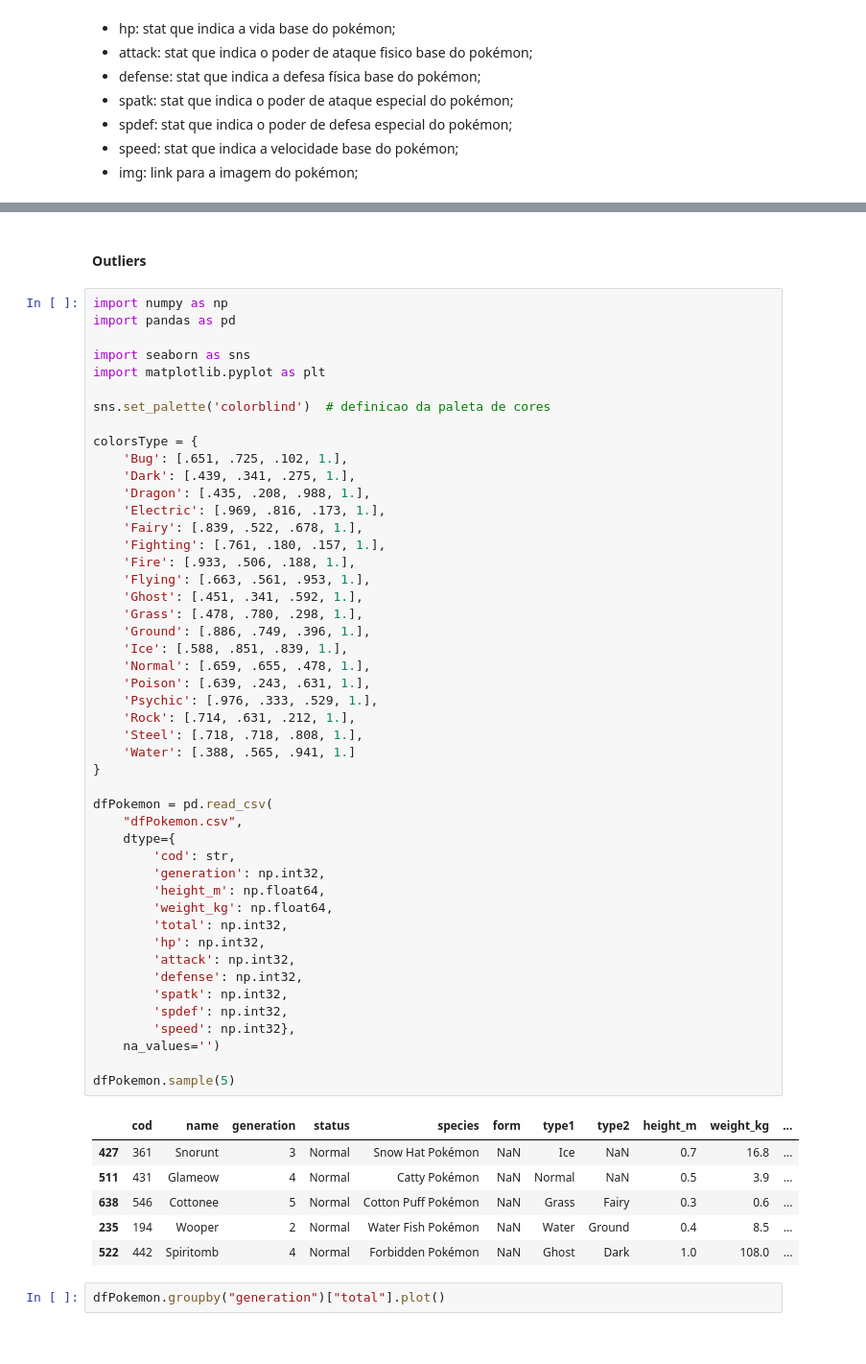
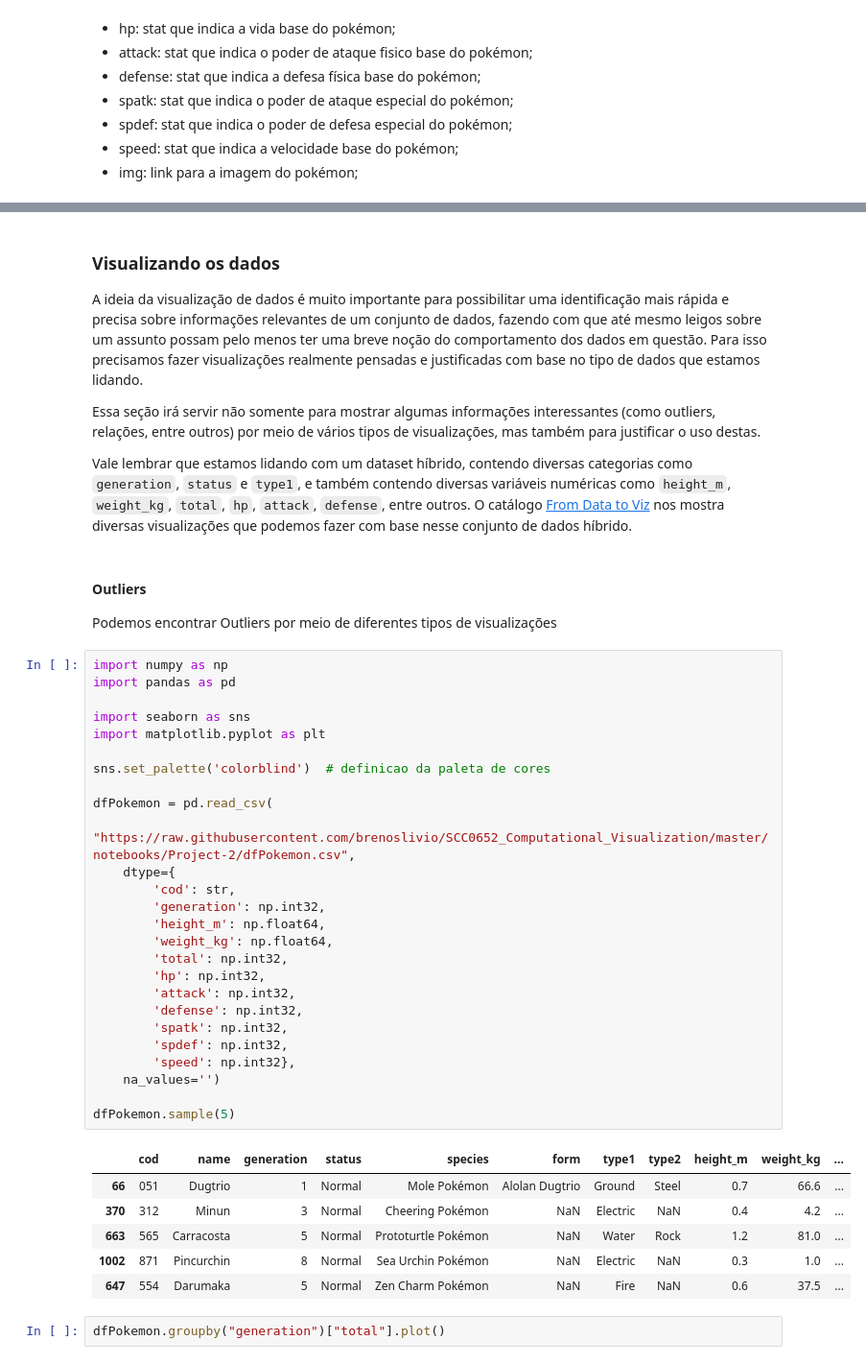
Before and after one commit to BrenoUSP/SCC0652_Computational_Visualization, a Jupyter notebook: notebooks/Project-2/Projeto_2_Visualizacao_de_dados.ipynb, the cells around one changed output, grey strips where cells are left out. Shown at 96% size. Saved outputs shown, nothing was run; the diff lists cells and outputs as text.

```diff
--- a/notebooks/Project-2/Projeto_2_Visualizacao_de_dados.ipynb
+++ b/notebooks/Project-2/Projeto_2_Visualizacao_de_dados.ipynb
@@ -73,59 +75,48 @@ Essa parte do projeto da disciplina consiste na visualização de um conjunto de
+# %% [markdown]
+### Visualizando os dados <a name="visual"></a>
+
+A ideia da visualização de dados é muito importante para possibilitar uma identificação mais rápida e precisa sobre informações relevantes de um conjunto de dados, fazendo com que até mesmo leigos sobre um assunto possam pelo menos ter uma breve noção do comportamento dos dados em questão. Para isso precisamos fazer visualizações realmente pensadas e justificadas com base no tipo de dados que estamos lidando.
+
+Essa seção irá servir não somente para mostrar algumas informações interessantes (como outliers, relações, entre outros) por meio de vários tipos de visualizações, mas também para justificar o uso destas.
+
+Vale lembrar que estamos lidando com um dataset híbrido, contendo diversas categorias como `generation`, `status` e `type1`, e também contendo diversas variáveis numéricas como `height_m`, `weight_kg`, `total`, `hp`, `attack`, `defense`, entre outros. O catálogo [From Data to Viz](https://www.data-to-viz.com/) nos mostra diversas visualizações que podemos fazer com base nesse conjunto de dados híbrido.
 # %% [markdown]
 #### Outliers <a name="outliers"></a>
+
+Podemos encontrar Outliers por meio de diferentes tipos de visualizações
 # %%
 import numpy as np
 import pandas as pd
 
 import seaborn as sns
 import matplotlib.pyplot as plt
 
 sns.set_palette('colorblind')  # definicao da paleta de cores
 
-colorsType = {
-    'Bug': [.651, .725, .102, 1.],
-    'Dark': [.439, .341, .275, 1.],
-    'Dragon': [.435, .208, .988, 1.],
-    'Electric': [.969, .816, .173, 1.],
-    'Fairy': [.839, .522, .678, 1.],
-    'Fighting': [.761, .180, .157, 1.],
-    'Fire': [.933, .506, .188, 1.],
-    'Flying': [.663, .561, .953, 1.],
-    'Ghost': [.451, .341, .592, 1.],
-    'Grass': [.478, .780, .298, 1.],
-    'Ground': [.886, .749, .396, 1.],
-    'Ice': [.588, .851, .839, 1.],
-    'Normal': [.659, .655, .478, 1.],
-    'Poison': [.639, .243, .631, 1.],
-    'Psychic': [.976, .333, .529, 1.],
-    'Rock': [.714, .631, .212, 1.],
-    'Steel': [.718, .718, .808, 1.],
-    'Water': [.388, .565, .941, 1.]
-}
-
 dfPokemon = pd.read_csv(
-    "dfPokemon.csv",
+    "https://raw.githubusercontent.com/brenoslivio/SCC0652_Computational_Visualization/master/notebooks/Project-2/dfPokemon.csv",
     dtype={
         'cod': str,
         'generation': np.int32,
         'height_m': np.float64,
         'weight_kg': np.float64,
         'total': np.int32,
         'hp': np.int32,
         'attack': np.int32,
         'defense': np.int32,
         'spatk': np.int32,
         'spdef': np.int32,
         'speed': np.int32},
     na_values='')
 
 dfPokemon.sample(5)
 # %% [output]
 |  | cod | name | generation | status | species | form | type1 | type2 | height_m | weight_kg | ... |
-| 427 | 361 | Snorunt | 3 | Normal | Snow Hat Pokémon | NaN | Ice | NaN | 0.7 | 16.8 | ... |
-| 511 | 431 | Glameow | 4 | Normal | Catty Pokémon | NaN | Normal | NaN | 0.5 | 3.9 | ... |
-| 638 | 546 | Cottonee | 5 | Normal | Cotton Puff Pokémon | NaN | Grass | Fairy | 0.3 | 0.6 | ... |
-| 235 | 194 | Wooper | 2 | Normal | Water Fish Pokémon | NaN | Water | Ground | 0.4 | 8.5 | ... |
-| 522 | 442 | Spiritomb | 4 | Normal | Forbidden Pokémon | NaN | Ghost | Dark | 1.0 | 108.0 | ... |
+| 66 | 051 | Dugtrio | 1 | Normal | Mole Pokémon | Alolan Dugtrio | Ground | Steel | 0.7 | 66.6 | ... |
+| 370 | 312 | Minun | 3 | Normal | Cheering Pokémon | NaN | Electric | NaN | 0.4 | 4.2 | ... |
+| 663 | 565 | Carracosta | 5 | Normal | Prototurtle Pokémon | NaN | Water | Rock | 1.2 | 81.0 | ... |
+| 1002 | 871 | Pincurchin | 8 | Normal | Sea Urchin Pokémon | NaN | Electric | NaN | 0.3 | 1.0 | ... |
+| 647 | 554 | Darumaka | 5 | Normal | Zen Charm Pokémon | NaN | Fire | NaN | 0.6 | 37.5 | ... |
 # %%
 dfPokemon.groupby("generation")["total"].plot()
 # %% [output]
```
Also changed, not shown: parts of 12 cells of this notebook.
